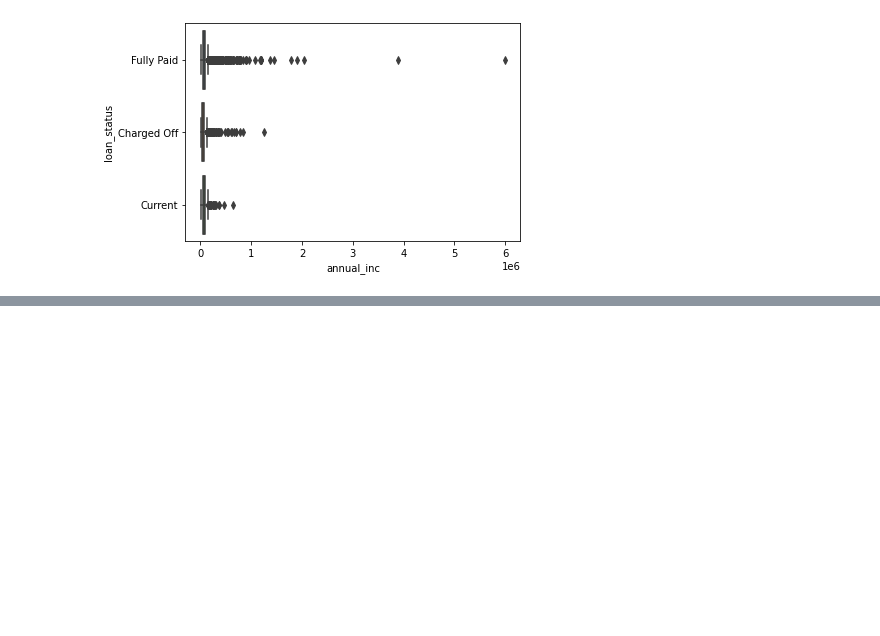
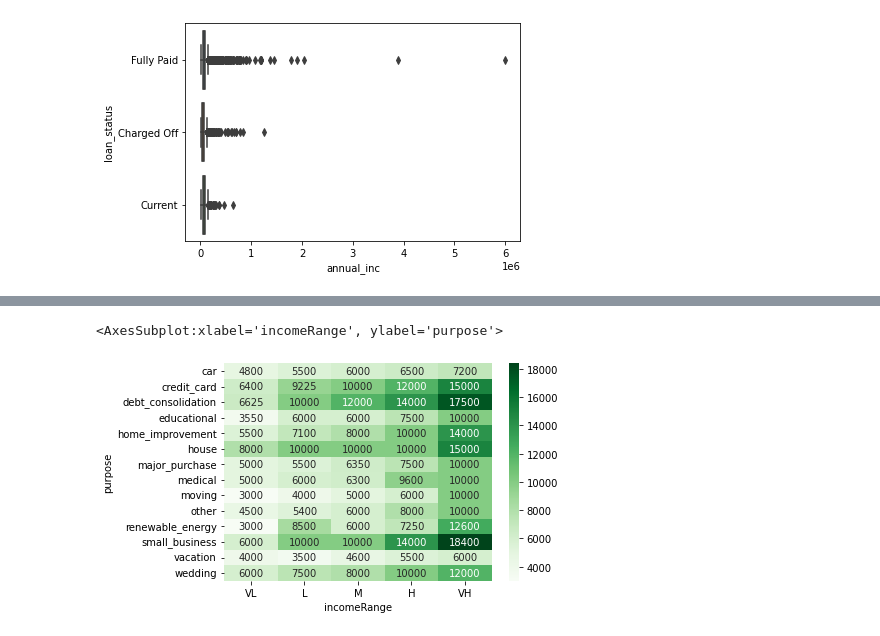
Before and after one commit to sreedevisreekumar/machinelearning, a Jupyter notebook: Assignment.ipynb, the cells around one changed output, grey strips where cells are left out. Drawn from its saved outputs; the diff is of its cells as text; code cells hidden in the pictures; blank space fills up the shorter version.

```diff
--- a/Assignment.ipynb
+++ b/Assignment.ipynb
@@ -168,0 +226,5 @@ plt.show()
+# %%
+sns.heatmap(resa,cmap="Greens",annot=True,fmt='g')
+# %% [output]
+<AxesSubplot:xlabel='incomeRange', ylabel='purpose'>
+[figure, added]
```
Also changed, not shown: parts of 32 cells of this notebook.
